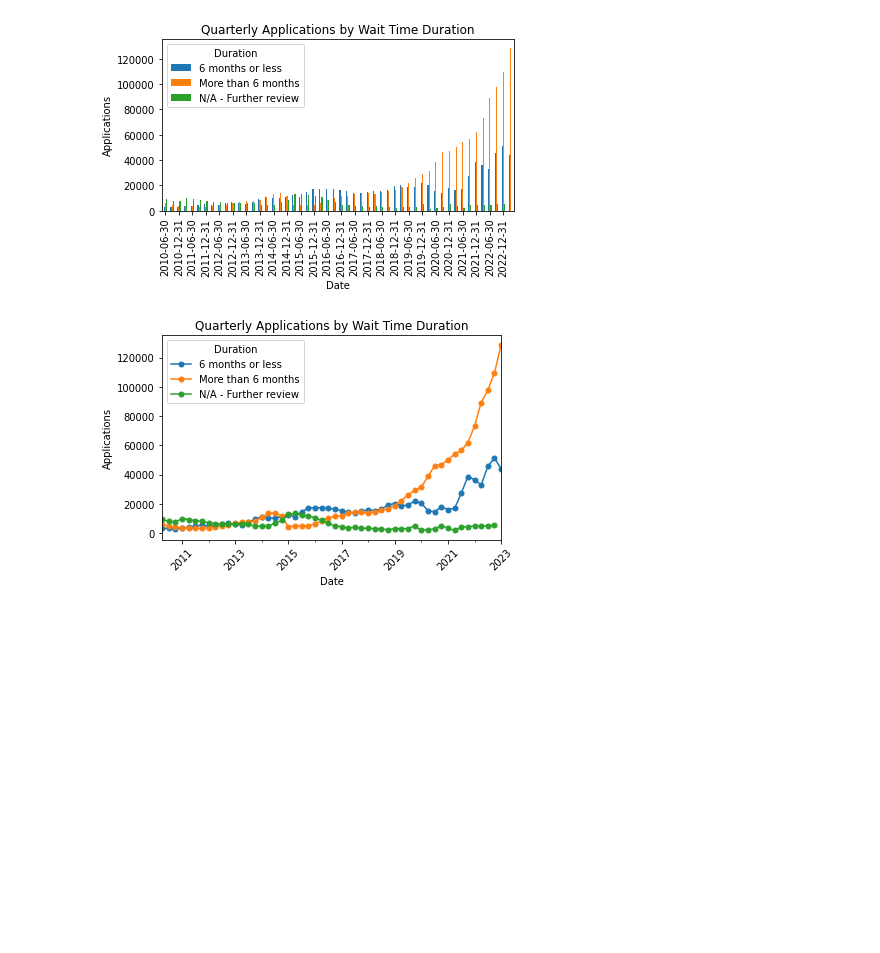
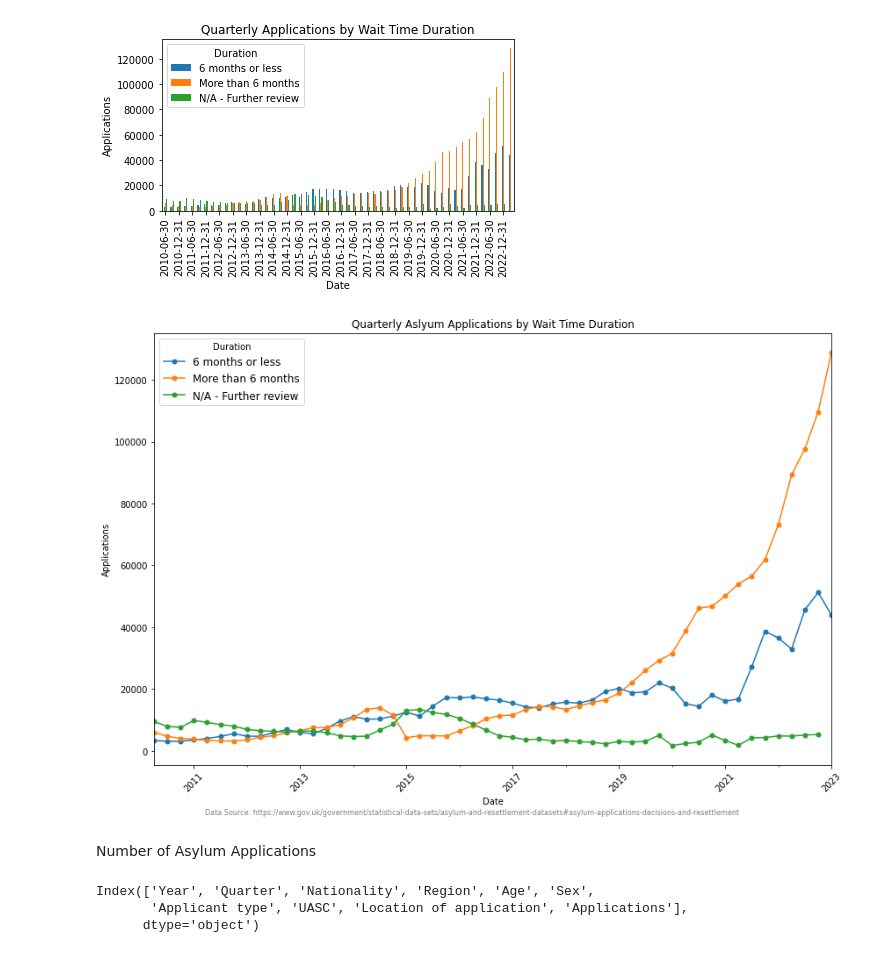
Before and after one commit to Dr-Passmore/UK-Asylum-Data, a Jupyter notebook: datavisualisation.ipynb, the cells around one changed output. Drawn from its saved outputs; the diff is of its cells as text; code cells hidden in the pictures; blank space fills up the shorter version.

Commit message:
New DF - Asylum applications
Signed-off-by: Phillip Passmore <phillipspassmore@gmail.com>

```diff
--- a/datavisualisation.ipynb
+++ b/datavisualisation.ipynb
@@ -44,23 +47,39 @@ plt.show()
 # %%
 waiting_df['Date (as at…)'] = pd.to_datetime(waiting_df['Date (as at…)'], format='%d %b %Y')
 
-# Group the data by 'Date (as at…)' and 'Duration' and calculate the sum of 'Applications' for each group
 grouped_df = waiting_df.groupby(['Date (as at…)', 'Duration'])['Applications'].sum().reset_index()
 
-# Pivot the DataFrame to get the 'Duration' values as columns
 pivot_df = grouped_df.pivot(index='Date (as at…)', columns='Duration', values='Applications')
 
-pivot_df.plot(kind='line', marker='o', markersize=5)
+fig, ax = plt.subplots(figsize=(12, 8), facecolor='white')
 
-# Set the labels and title
-plt.xlabel('Date')
-plt.ylabel('Applications')
-plt.title('Quarterly Applications by Wait Time Duration')
+pivot_df.plot(kind='line', marker='o', markersize=5, ax=ax)
 
-plt.xticks(rotation=45)  # Rotates the x-axis labels for better visibility
+ax.set_xlabel('Date')
+ax.set_ylabel('Applications')
+ax.set_title('Quarterly Aslyum Applications by Wait Time Duration')
+
+plt.xticks(rotation=45)
 
 plt.tight_layout()
-plt.legend(title='Duration')
+plt.legend(title='Duration', fontsize=12)
+
+# Add the footer text
+footer_text = "Data Source: https://www.gov.uk/government/statistical-data-sets/asylum-and-resettlement-datasets#asylum-applications-decisions-and-resettlement"
+plt.figtext(0.5, 0.00, footer_text, ha='center', fontsize=8, color='gray')
+
 plt.show()
 # %% [output]
-[figure, old version]
+[figure, new version]
+# %% [markdown]
+Number of Asylum Applications
+# %%
+csv_file_path = 'processed-data\Data - Asy_D01_output.csv'
+
+aslyum_applications_df = pd.read_csv(csv_file_path)
+
+print(aslyum_applications_df.columns)
+# %% [output]
+Index(['Year', 'Quarter', 'Nationality', 'Region', 'Age', 'Sex',
+       'Applicant type', 'UASC', 'Location of application', 'Applications'],
+      dtype='object')
```
Also changed, not shown: parts of 2 cells of this notebook.
